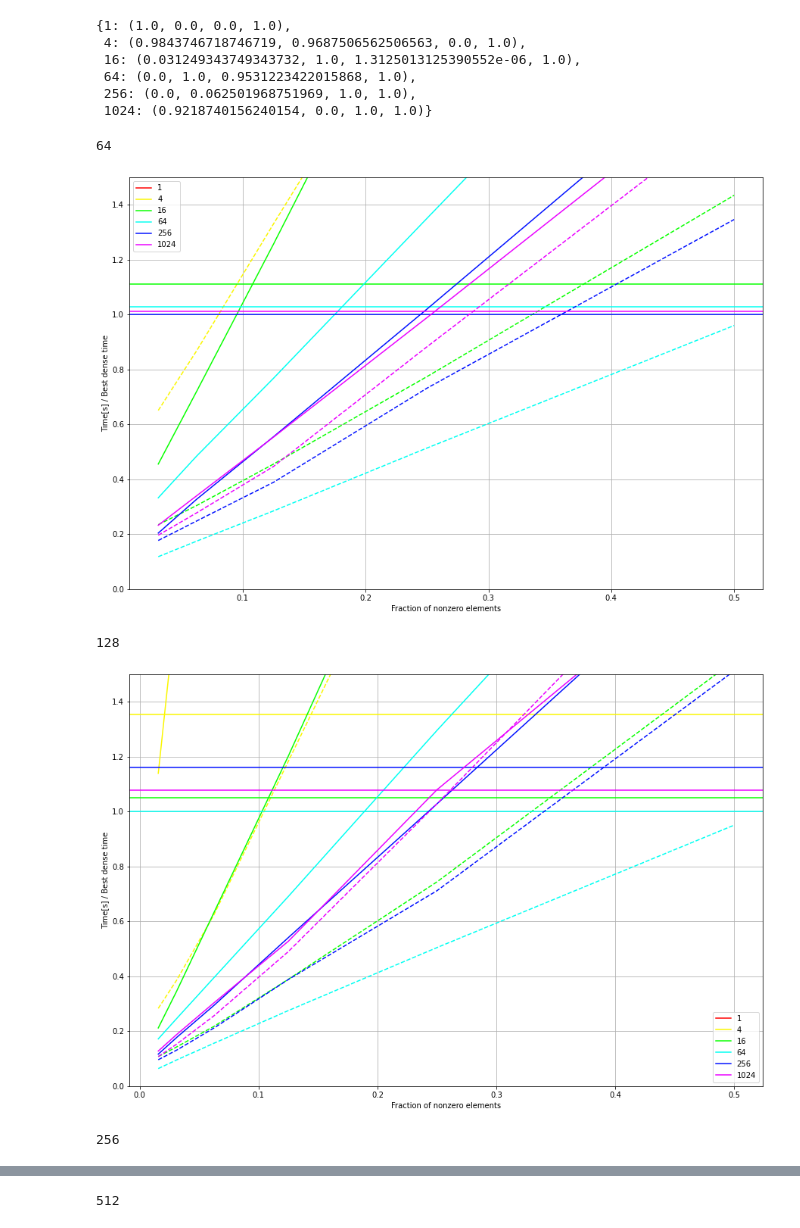
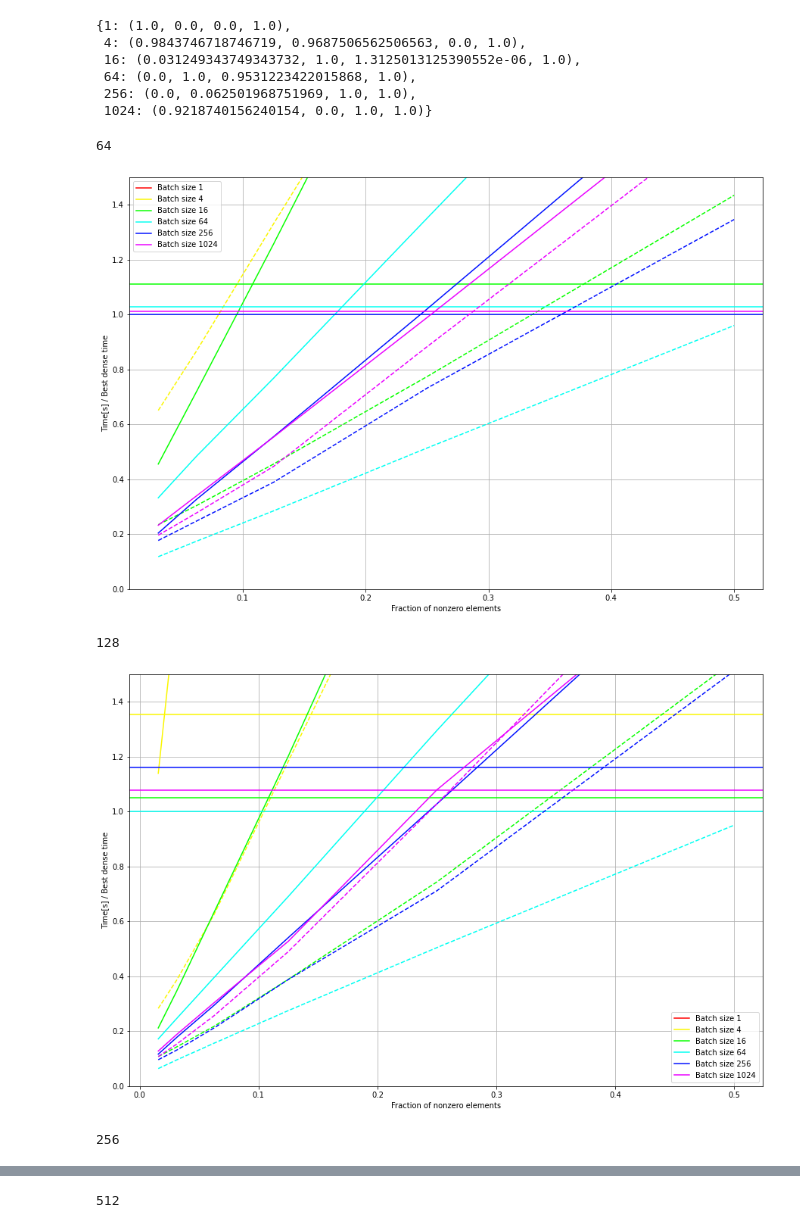
Before and after one commit to fmfi-compbio/gemm_bench, a Jupyter notebook: Analyze.ipynb, the cells around one changed output, grey strips where cells are left out. Saved outputs shown, nothing was run; the diff lists cells and outputs as text; code cells hidden in the pictures.

Commit message:
fix results

```diff
--- a/Analyze.ipynb
+++ b/Analyze.ipynb
@@ -10,7 +10,7 @@ dense = defaultdict(lambda: 1e20)
 sparse_coo = defaultdict(lambda: defaultdict(lambda: 1e20))
 sparse_csr = defaultdict(lambda: defaultdict(lambda: 1e20))
 # %%
-for l in open("benches/results"):
+for l in open("benches/bench_results/usama_desktop"):
     its = l.strip().split()
     if its[0] == 'sparse' and its[1] == 'coo':
         nl = int(its[2])
@@ -78,34 +78,34 @@ for hst in [64, 128, 256, 512]:
         x = []
         y = []
         for nnz in sparse_coo[k]:
             sparsity = nnz / (hs*hs)
             x.append(sparsity)
             y.append(sparse_coo[k][nnz] / bs / best_dense)
 
-        plt.plot(x, y, color=bscols[bs], alpha=1.0, label=str(bs))
+        plt.plot(x, y, color=bscols[bs], alpha=1.0, label="Batch size " + str(bs))
 
         x = []
         y = []
         for nnz in sparse_csr[k]:
             sparsity = nnz / (hs*hs)
             x.append(sparsity)
             y.append(sparse_csr[k][nnz] / bs / best_dense)
         plt.plot(x, y, color=bscols[bs], alpha=1.0, linestyle='--')
 
         plt.axhline(dense[k] / bs / best_dense, color=bscols[bs])
         #print(k)
         #print(x, y, dense[k])
         #break
     #plt.ylim(0, 2.0)
     plt.ylim(0, 1.5)
     plt.xlabel("Fraction of nonzero elements")
     plt.ylabel("Time[s] / Best dense time")
     plt.legend()
     plt.grid()
     plt.show()
 # %% [output]
 64
-[figure, old version]
+[figure, new version]
 128
-[figure, old version]
+[figure, new version]
 256
```
Also changed, not shown: parts of 2 cells of this notebook, 1 other file.
